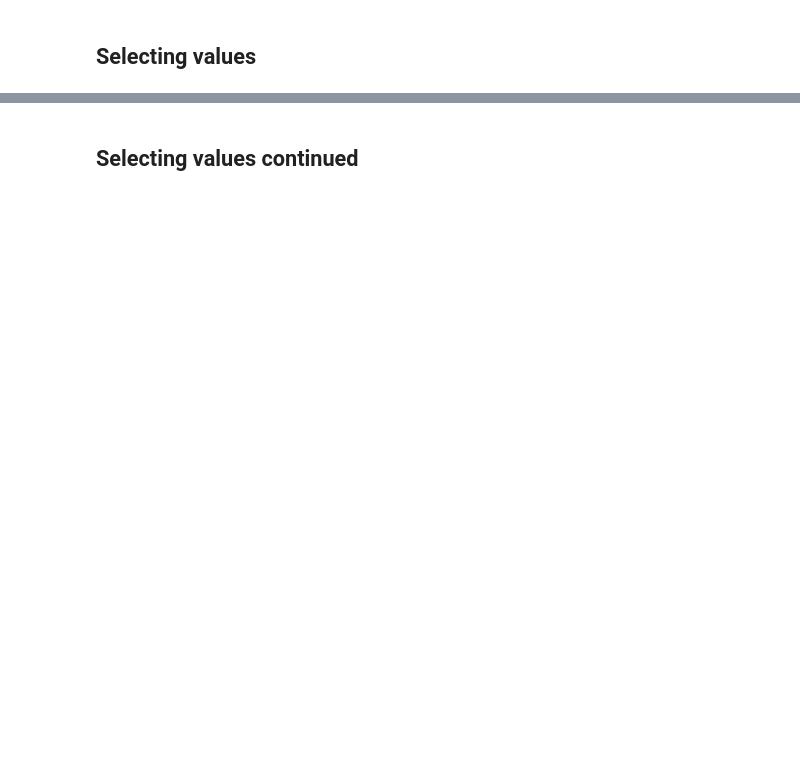
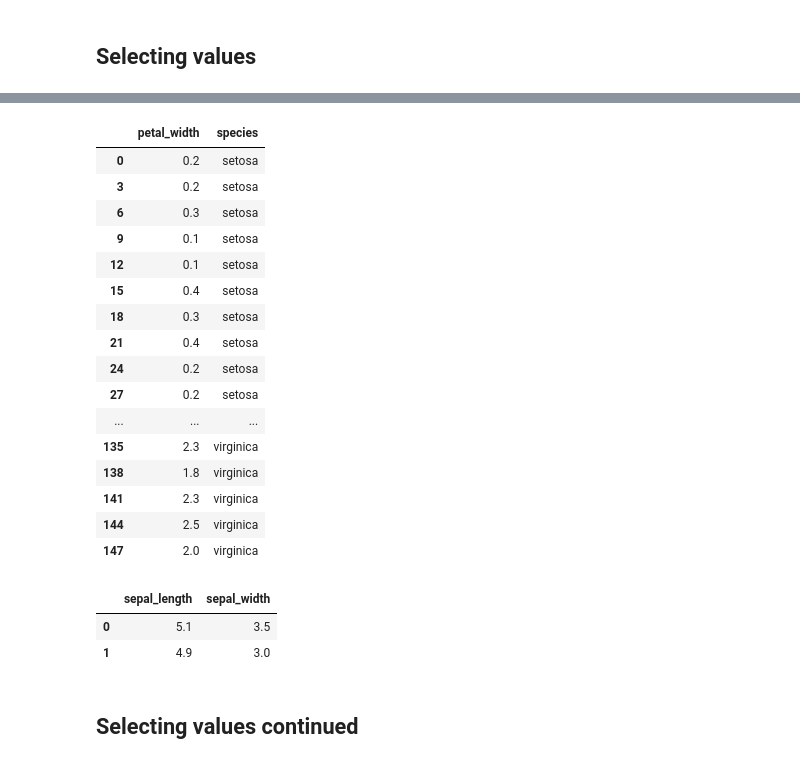
Before and after one commit to myazdani/ml-viz, a Jupyter notebook: pydata-tour.ipynb, the cells around one changed output, grey strips where cells are left out. Saved outputs shown, nothing was run; the diff lists cells and outputs as text; code cells hidden in the pictures; blank space fills up the shorter version.

```diff
--- a/pydata-tour.ipynb
+++ b/pydata-tour.ipynb
@@ -19,9 +19,9 @@ import seaborn as sns
 # %% [markdown]
 ## Load a data set example:
 # %%
-# url="https://gist.githubusercontent.com/curran/a08a1080b88344b0c8a7/raw/d546eaee765268bf2f487608c537c05e22e4b221/iris.csv"
+url="https://gist.githubusercontent.com/curran/a08a1080b88344b0c8a7/raw/d546eaee765268bf2f487608c537c05e22e4b221/iris.csv"
 
-# df = pd.read_csv(url)
-# df.head()
+df = pd.read_csv(url)
+df.head()
 
-df = sns.load_dataset("iris")
+#df = sns.load_dataset("iris")
@@ -36,6 +60,28 @@ df.columns
 # %%
-df[['sepal_length']].iloc[:2]
+df.iloc[::3,-2:]
+# %% [output]
+|  | petal_width | species |
+| 0 | 0.2 | setosa |
+| 3 | 0.2 | setosa |
+| 6 | 0.3 | setosa |
+| 9 | 0.1 | setosa |
+| 12 | 0.1 | setosa |
+| 15 | 0.4 | setosa |
+| 18 | 0.3 | setosa |
+| 21 | 0.4 | setosa |
+| 24 | 0.2 | setosa |
+| 27 | 0.2 | setosa |
+| ... | ... | ... |
+| 135 | 2.3 | virginica |
+| 138 | 1.8 | virginica |
+| 141 | 2.3 | virginica |
+| 144 | 2.5 | virginica |
+| 147 | 2.0 | virginica |
 # %%
 df[['sepal_length', 'sepal_width']].iloc[:2]
+# %% [output]
+|  | sepal_length | sepal_width |
+| 0 | 5.1 | 3.5 |
+| 1 | 4.9 | 3.0 |
 # %% [markdown]
 ## Selecting values continued
```
Also changed, not shown: parts of 27 cells of this notebook, 3 other files.
